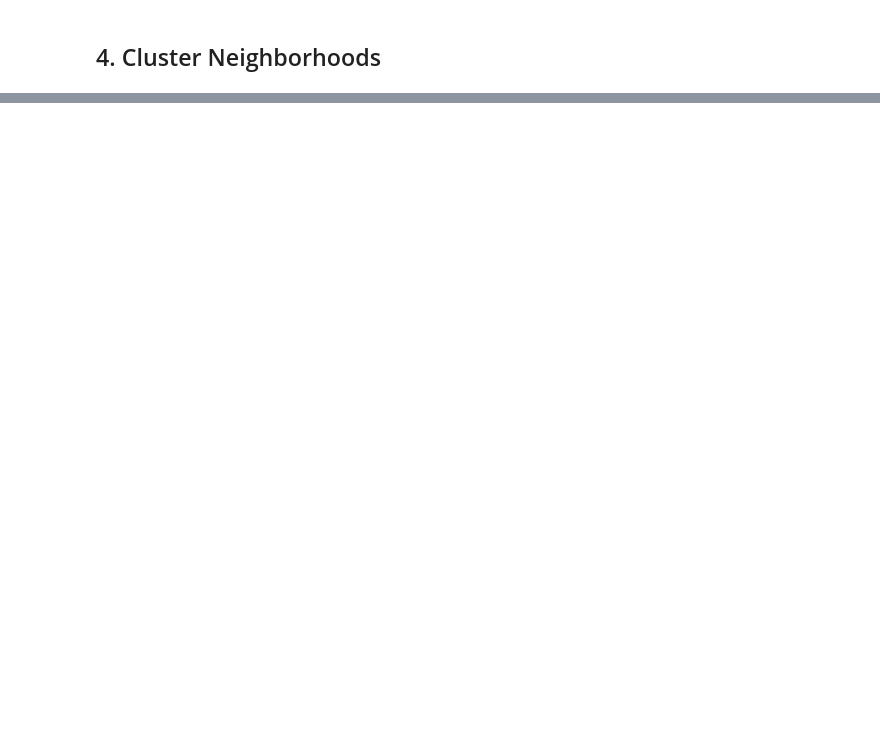
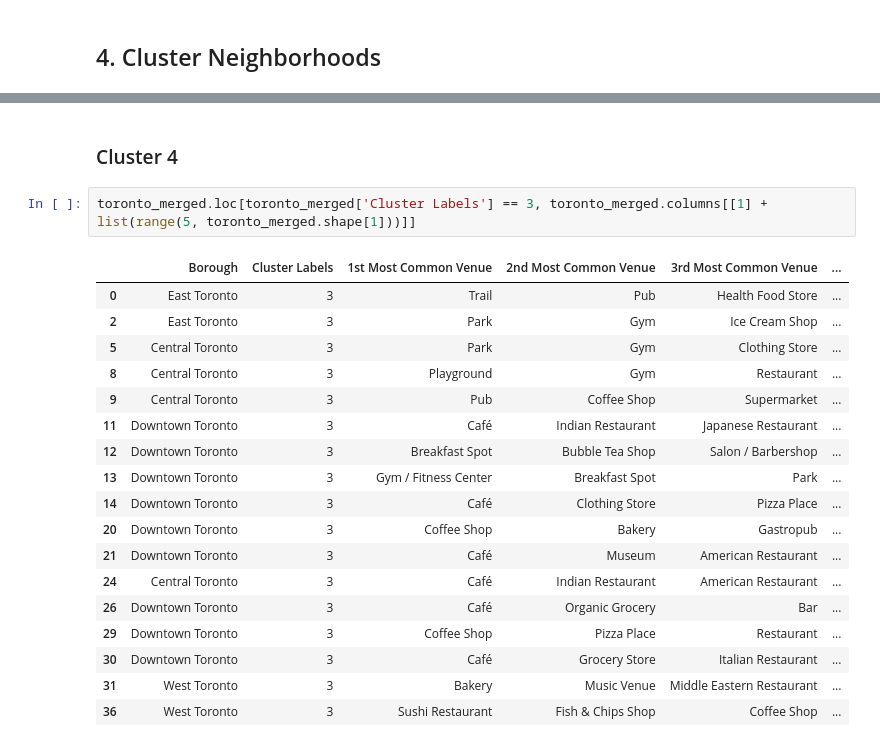
Before and after one commit to scrooksjr/Coursera_Capstone, a Jupyter notebook: Segmenting_Clustering.ipynb, the cells around one changed output, grey strips where cells are left out. Cells and saved outputs as stored; diff of their text form; blank space fills up the shorter version.

```diff
--- a/Segmenting_Clustering.ipynb
+++ b/Segmenting_Clustering.ipynb
@@ -835,0 +852,23 @@ map_clusters
+# %% [markdown]
+### Cluster 4
+# %%
+toronto_merged.loc[toronto_merged['Cluster Labels'] == 3, toronto_merged.columns[[1] + list(range(5, toronto_merged.shape[1]))]]
+# %% [output]
+|  | Borough | Cluster Labels | 1st Most Common Venue | 2nd Most Common Venue | 3rd Most Common Venue | ... |
+| 0 | East Toronto | 3 | Trail | Pub | Health Food Store | ... |
+| 2 | East Toronto | 3 | Park | Gym | Ice Cream Shop | ... |
+| 5 | Central Toronto | 3 | Park | Gym | Clothing Store | ... |
+| 8 | Central Toronto | 3 | Playground | Gym | Restaurant | ... |
+| 9 | Central Toronto | 3 | Pub | Coffee Shop | Supermarket | ... |
+| 11 | Downtown Toronto | 3 | Café | Indian Restaurant | Japanese Restaurant | ... |
+| 12 | Downtown Toronto | 3 | Breakfast Spot | Bubble Tea Shop | Salon / Barbershop | ... |
+| 13 | Downtown Toronto | 3 | Gym / Fitness Center | Breakfast Spot | Park | ... |
+| 14 | Downtown Toronto | 3 | Café | Clothing Store | Pizza Place | ... |
+| 20 | Downtown Toronto | 3 | Coffee Shop | Bakery | Gastropub | ... |
+| 21 | Downtown Toronto | 3 | Café | Museum | American Restaurant | ... |
+| 24 | Central Toronto | 3 | Café | Indian Restaurant | American Restaurant | ... |
+| 26 | Downtown Toronto | 3 | Café | Organic Grocery | Bar | ... |
+| 29 | Downtown Toronto | 3 | Coffee Shop | Pizza Place | Restaurant | ... |
+| 30 | Downtown Toronto | 3 | Café | Grocery Store | Italian Restaurant | ... |
+| 31 | West Toronto | 3 | Bakery | Music Venue | Middle Eastern Restaurant | ... |
+| 36 | West Toronto | 3 | Sushi Restaurant | Fish & Chips Shop | Coffee Shop | ... |
```
Also changed, not shown: parts of 15 cells of this notebook.
